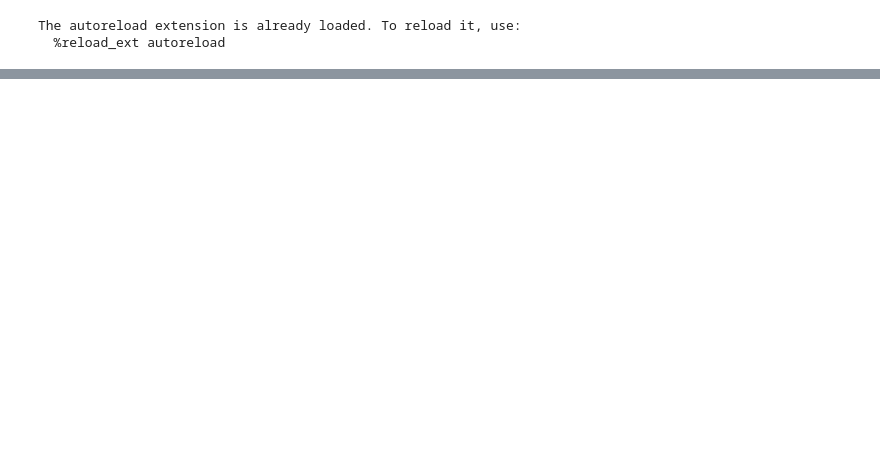
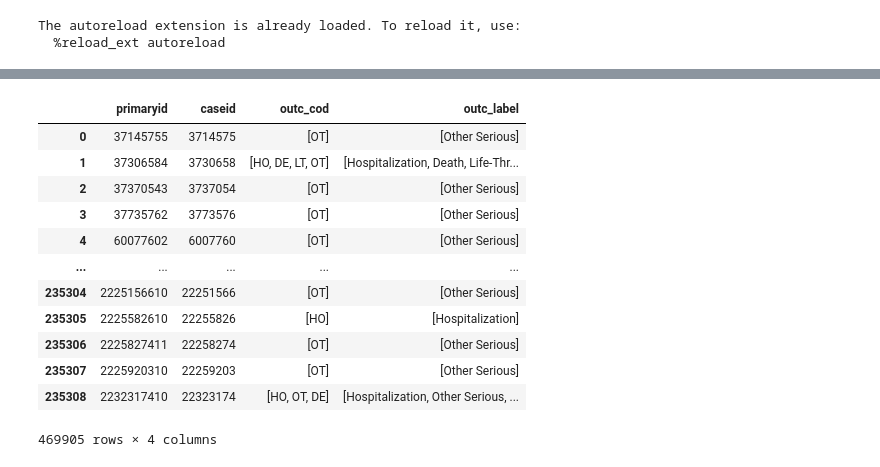
Before and after one commit to shloknatarajan/faers-212, a Jupyter notebook: using_downloader.ipynb, the cells around one changed output, grey strips where cells are left out. Drawn from its saved outputs; the diff is of its cells as text; code cells hidden in the pictures; blank space fills up the shorter version.

```diff
--- a/using_downloader.ipynb
+++ b/using_downloader.ipynb
@@ -40,0 +59,16 @@ x = load_faers_data(save_dir="data", start_year=2023, end_year=2023, start_quart
+# %%
+x.outc_data
+# %% [output]
+|  | primaryid | caseid | outc_cod | outc_label |
+| 0 | 37145755 | 3714575 | [OT] | [Other Serious] |
+| 1 | 37306584 | 3730658 | [HO, DE, LT, OT] | [Hospitalization, Death, Life-Thr... |
+| 2 | 37370543 | 3737054 | [OT] | [Other Serious] |
+| 3 | 37735762 | 3773576 | [OT] | [Other Serious] |
+| 4 | 60077602 | 6007760 | [OT] | [Other Serious] |
+| ... | ... | ... | ... | ... |
+| 235304 | 2225156610 | 22251566 | [OT] | [Other Serious] |
+| 235305 | 2225582610 | 22255826 | [HO] | [Hospitalization] |
+| 235306 | 2225827411 | 22258274 | [OT] | [Other Serious] |
+| 235307 | 2225920310 | 22259203 | [OT] | [Other Serious] |
+| 235308 | 2232317410 | 22323174 | [HO, OT, DE] | [Hospitalization, Other Serious, ... |
+469905 rows × 4 columns
```
Also changed, not shown: parts of 9 cells of this notebook, 17 other files.
